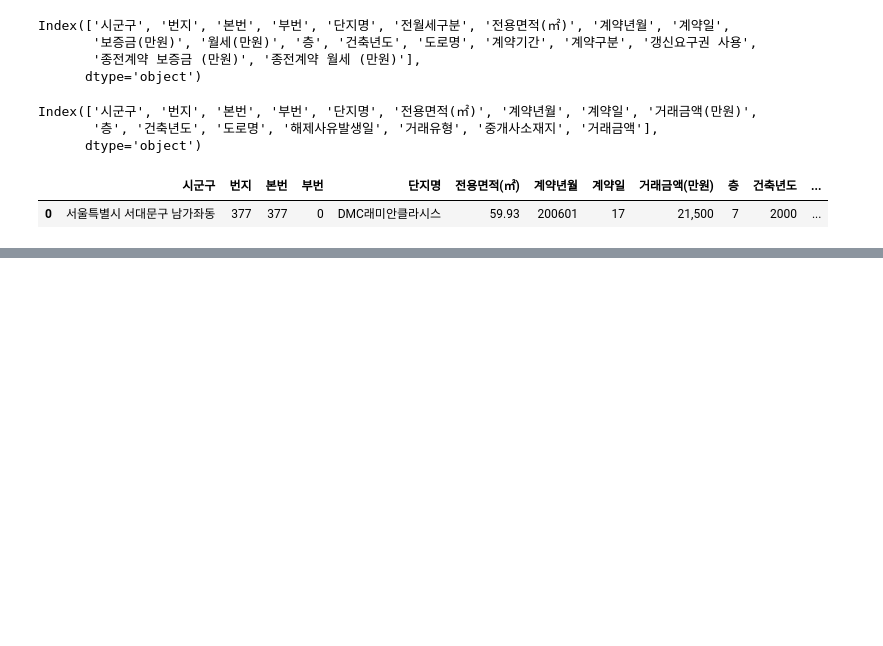
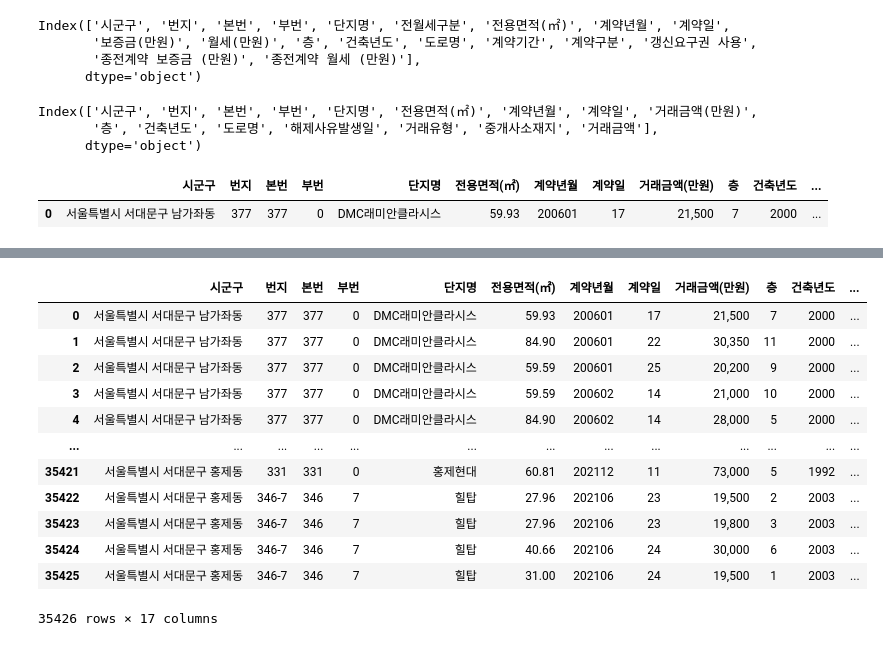
Before and after one commit to harryyang1982/data_tinkering, a Jupyter notebook: apt/apt_calculation.ipynb, the cells around one changed output, grey strips where cells are left out. Cells and saved outputs as stored; diff of their text form; code cells hidden in the pictures; blank space fills up the shorter version.

```diff
--- a/apt/apt_calculation.ipynb
+++ b/apt/apt_calculation.ipynb
@@ -38,3 +38,21 @@ apt_rent.head(1)
 apt_total = pd.concat([apt_sale, apt_rent])
 # %%
 apt_total.to_excel("apt_total.xlsx")
+# %%
+apt_sale["구분"]="매매"
+# %%
+apt_sale
+# %% [output]
+|  | 시군구 | 번지 | 본번 | 부번 | 단지명 | 전용면적(㎡) | 계약년월 | 계약일 | 거래금액(만원) | 층 | 건축년도 | ... |
+| 0 | 서울특별시 서대문구 남가좌동 | 377 | 377 | 0 | DMC래미안클라시스 | 59.93 | 200601 | 17 | 21,500 | 7 | 2000 | ... |
+| 1 | 서울특별시 서대문구 남가좌동 | 377 | 377 | 0 | DMC래미안클라시스 | 84.90 | 200601 | 22 | 30,350 | 11 | 2000 | ... |
+| 2 | 서울특별시 서대문구 남가좌동 | 377 | 377 | 0 | DMC래미안클라시스 | 59.59 | 200601 | 25 | 20,200 | 9 | 2000 | ... |
+| 3 | 서울특별시 서대문구 남가좌동 | 377 | 377 | 0 | DMC래미안클라시스 | 59.59 | 200602 | 14 | 21,000 | 10 | 2000 | ... |
+| 4 | 서울특별시 서대문구 남가좌동 | 377 | 377 | 0 | DMC래미안클라시스 | 84.90 | 200602 | 14 | 28,000 | 5 | 2000 | ... |
+| ... | ... | ... | ... | ... | ... | ... | ... | ... | ... | ... | ... | ... |
+| 35421 | 서울특별시 서대문구 홍제동 | 331 | 331 | 0 | 홍제현대 | 60.81 | 202112 | 11 | 73,000 | 5 | 1992 | ... |
+| 35422 | 서울특별시 서대문구 홍제동 | 346-7 | 346 | 7 | 힐탑 | 27.96 | 202106 | 23 | 19,500 | 2 | 2003 | ... |
+| 35423 | 서울특별시 서대문구 홍제동 | 346-7 | 346 | 7 | 힐탑 | 27.96 | 202106 | 23 | 19,800 | 3 | 2003 | ... |
+| 35424 | 서울특별시 서대문구 홍제동 | 346-7 | 346 | 7 | 힐탑 | 40.66 | 202106 | 24 | 30,000 | 6 | 2003 | ... |
+| 35425 | 서울특별시 서대문구 홍제동 | 346-7 | 346 | 7 | 힐탑 | 31.00 | 202106 | 24 | 19,500 | 1 | 2003 | ... |
+35426 rows × 17 columns
```
Also changed, not shown: parts of 12 cells of this notebook, 1 other file.
